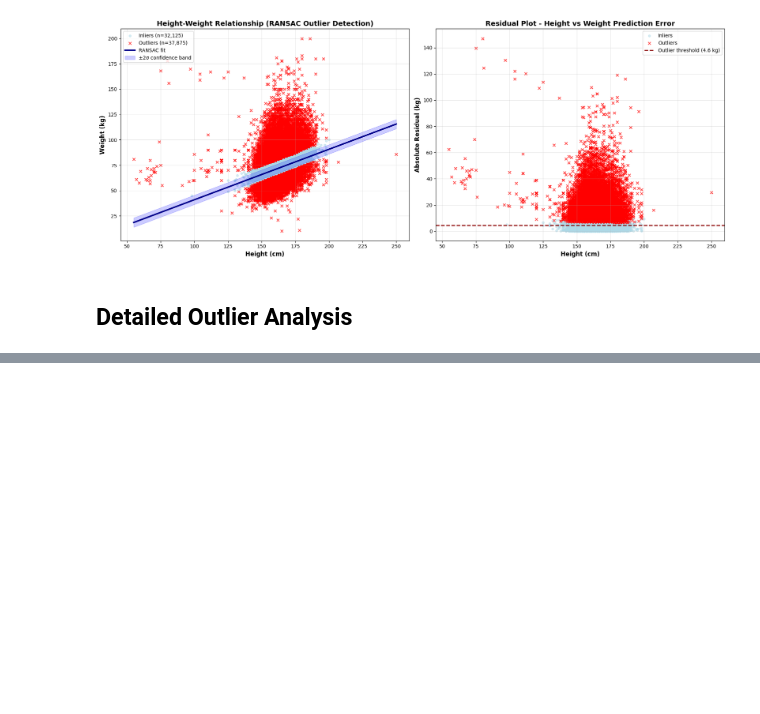
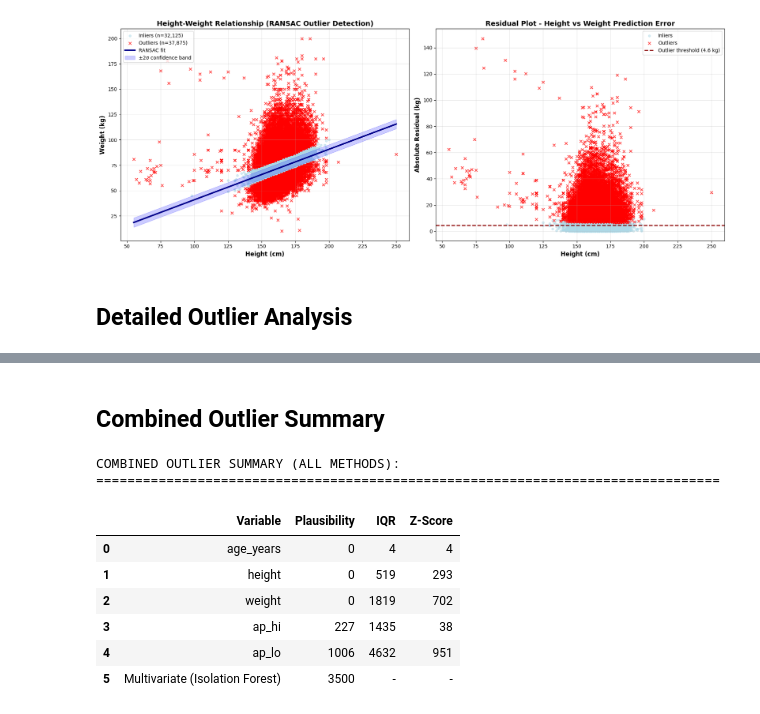
Before and after one commit to eyyuboeztuerk-arch/DPP-Stackfuel-Data-Science-Projekt, a Jupyter notebook: notebooks/01_exploration.ipynb, the cells around one changed output, grey strips where cells are left out. Saved outputs shown, nothing was run; the diff lists cells and outputs as text; code cells hidden in the pictures; blank space fills up the shorter version.

```diff
--- a/notebooks/01_exploration.ipynb
+++ b/notebooks/01_exploration.ipynb
@@ -661,9 +661,9 @@ plausibility_ranges = {
         'description': 'Biologically plausible human age range'
     },
     'height': {
-        'min': 50,
+        'min': 140,
         'max': 250,
-        'description': 'Realistic height range in cm (children to very tall adults)'
+        'description': 'Realistic height range in cm (very small to very tall adults)'
     },
     'weight': {
         'min': 10,
@@ -1104,0 +1156,49 @@ VISUALIZATION: HEIGHT-WEIGHT RELATIONSHIP WITH RANSAC
+# %% [markdown]
+## Combined Outlier Summary
+# %%
+# =============================================================================
+# COMBINED OUTLIER SUMMARY
+# =============================================================================
+
+print("\n\nCOMBINED OUTLIER SUMMARY (ALL METHODS):")
+print("="*80)
+
+outlier_summary_data = []
+
+for var in important_vars[:5]:
+    row = {
+        'Variable': var,
+        'Plausibility': len(plausibility_outliers.get(var, [])),
+        'IQR': len(iqr_outliers.get(var, [])),
+        'Z-Score': len(zscore_outliers.get(var, []))
+    }
+    outlier_summary_data.append(row)
+
+# Add RANSAC and multivariate
+if 'Height_(cm)' in df.columns and 'Weight_(kg)' in df.columns:
+    outlier_summary_data.append({
+        'Variable': 'Height-Weight (RANSAC)',
+        'Plausibility': n_outliers_ransac,
+        'IQR': '-',
+        'Z-Score': '-'
+    })
+
+outlier_summary_data.append({
+    'Variable': 'Multivariate (Isolation Forest)',
+    'Plausibility': n_outliers,
+    'IQR': '-',
+    'Z-Score': '-'
+})
+
+outlier_summary_df = pd.DataFrame(outlier_summary_data)
+display(outlier_summary_df)
+# %% [output]
+COMBINED OUTLIER SUMMARY (ALL METHODS):
+================================================================================
+|  | Variable | Plausibility | IQR | Z-Score |
+| 0 | age_years | 0 | 4 | 4 |
+| 1 | height | 0 | 519 | 293 |
+| 2 | weight | 0 | 1819 | 702 |
+| 3 | ap_hi | 227 | 1435 | 38 |
+| 4 | ap_lo | 1006 | 4632 | 951 |
+| 5 | Multivariate (Isolation Forest) | 3500 | - | - |
```
Also changed, not shown: parts of 1 cell of this notebook.
